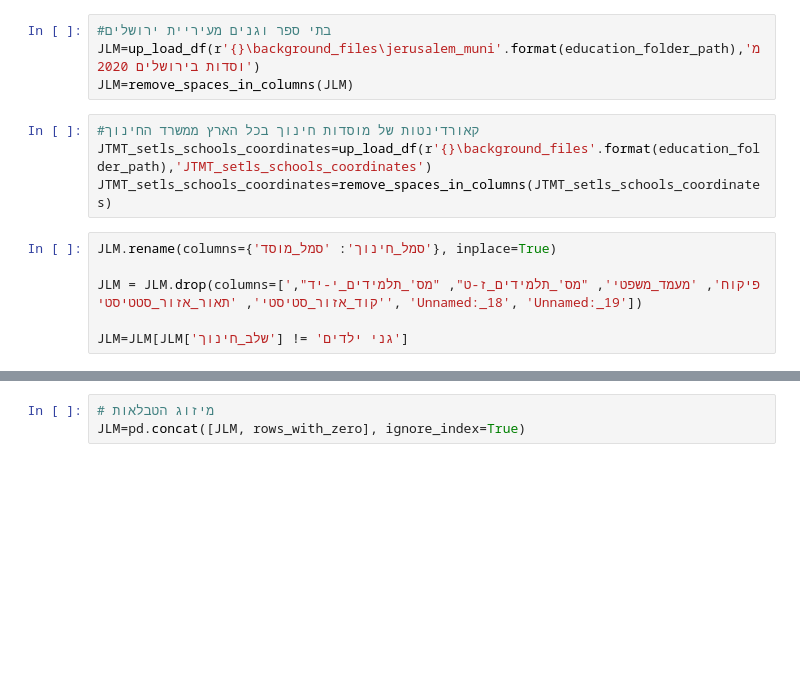
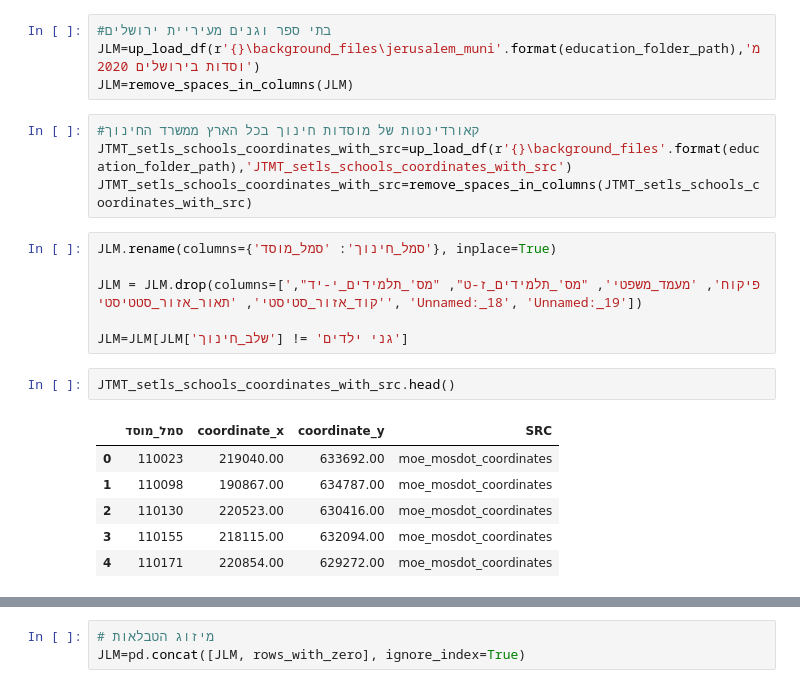
Before and after one commit to DavidPerelman/education, a Jupyter notebook: jerusalem_muni/main.ipynb, the cells around one changed output, grey strips where cells are left out. Saved outputs shown, nothing was run; the diff lists cells and outputs as text; blank space fills up the shorter version.

```diff
--- a/jerusalem_muni/main.ipynb
+++ b/jerusalem_muni/main.ipynb
@@ -21,11 +21,20 @@ JLM=up_load_df(r'{}\background_files\jerusalem_muni'.format(education_folder_pat
 JLM=remove_spaces_in_columns(JLM)
 # %%
 #קאורדינטות של מוסדות חינוך בכל הארץ ממשרד החינוך
-JTMT_setls_schools_coordinates=up_load_df(r'{}\background_files'.format(education_folder_path),'JTMT_setls_schools_coordinates')
-JTMT_setls_schools_coordinates=remove_spaces_in_columns(JTMT_setls_schools_coordinates)
+JTMT_setls_schools_coordinates_with_src=up_load_df(r'{}\background_files'.format(education_folder_path),'JTMT_setls_schools_coordinates_with_src')
+JTMT_setls_schools_coordinates_with_src=remove_spaces_in_columns(JTMT_setls_schools_coordinates_with_src)
 # %%
 JLM.rename(columns={'סמל_חינוך': 'סמל_מוסד'}, inplace=True)
 
 JLM = JLM.drop(columns=['פיקוח', 'מעמד_משפטי', "מס'_תלמידים_ז-ט", "מס'_תלמידים_י-יד", 'קוד_אזור_סטיסטי', 'תאור_אזור_סטטיסטי', 'Unnamed:_18', 'Unnamed:_19'])
 
 JLM=JLM[JLM['שלב_חינוך'] != 'גני ילדים']
+# %%
+JTMT_setls_schools_coordinates_with_src.head()
+# %% [output]
+|  | סמל_מוסד | coordinate_x | coordinate_y | SRC |
+| 0 | 110023 | 219040.00 | 633692.00 | moe_mosdot_coordinates |
+| 1 | 110098 | 190867.00 | 634787.00 | moe_mosdot_coordinates |
+| 2 | 110130 | 220523.00 | 630416.00 | moe_mosdot_coordinates |
+| 3 | 110155 | 218115.00 | 632094.00 | moe_mosdot_coordinates |
+| 4 | 110171 | 220854.00 | 629272.00 | moe_mosdot_coordinates |
```
Also changed, not shown: parts of 6 cells of this notebook, 3 other files.
